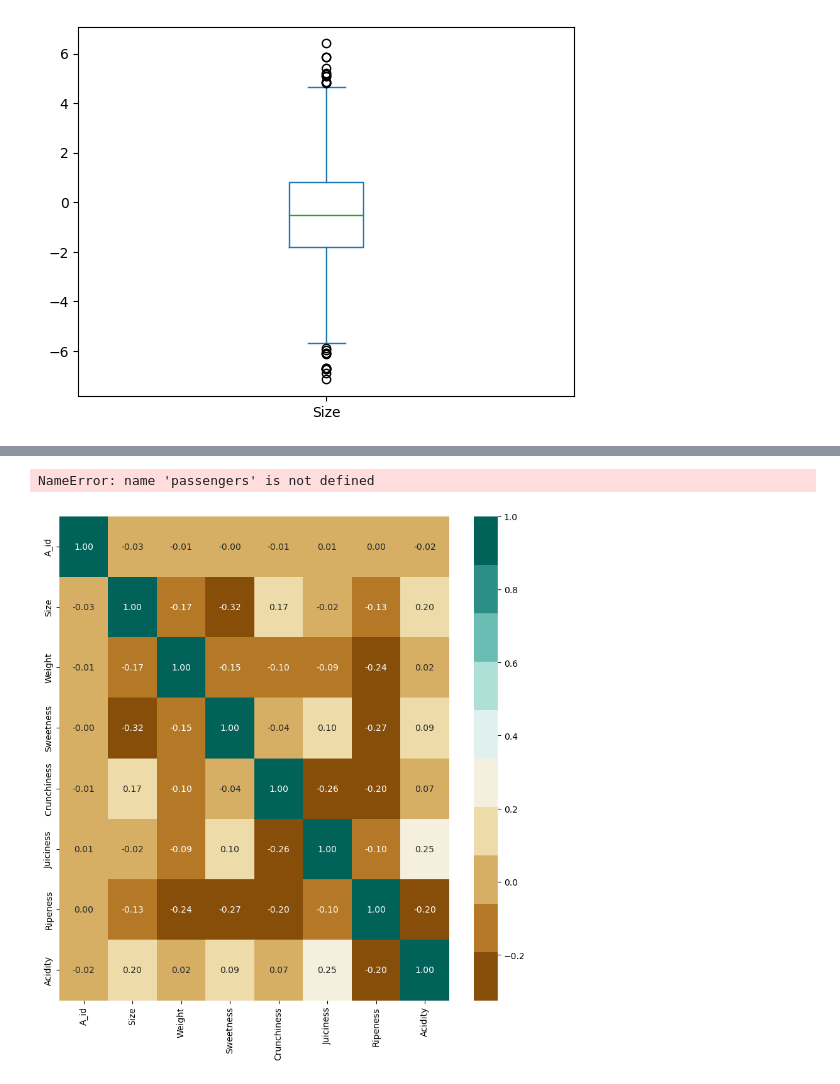
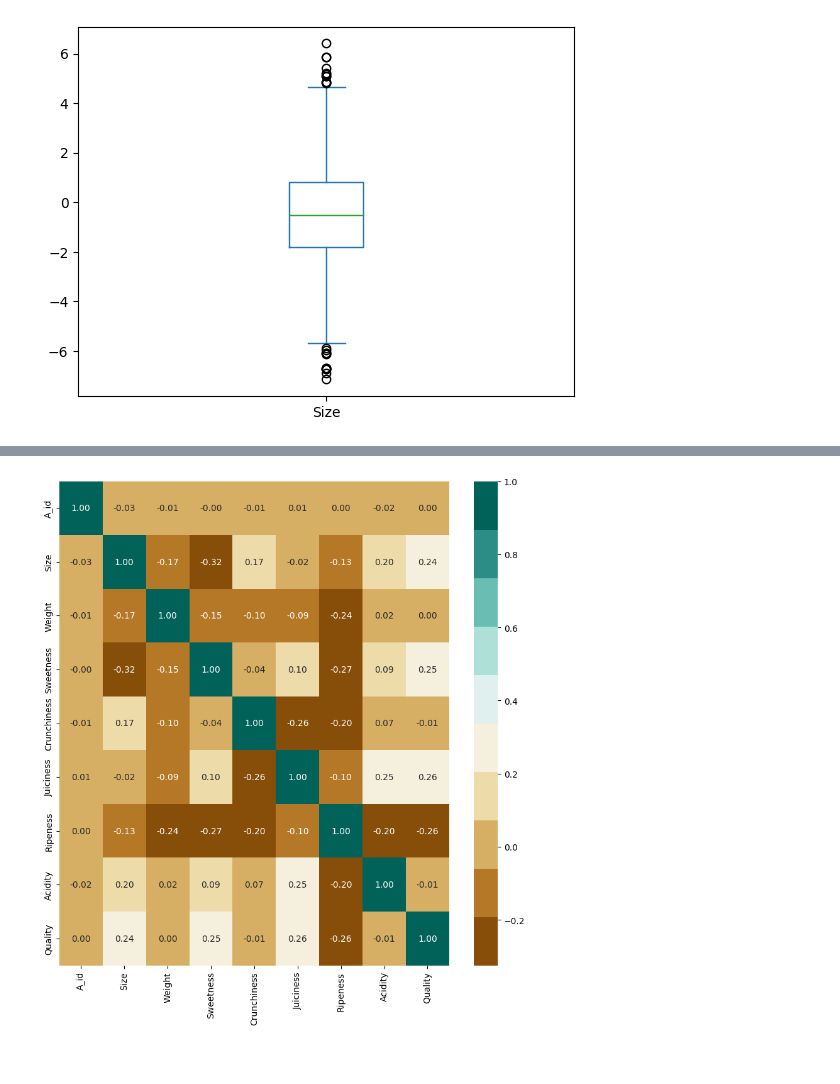
Before and after one commit to dbarans/AppleQualityML, a Jupyter notebook: Projekt_apple_quality.ipynb, the cells around one changed output, grey strips where cells are left out. Cells and saved outputs as stored; diff of their text form; code cells hidden in the pictures.

```diff
--- a/Projekt_apple_quality.ipynb
+++ b/Projekt_apple_quality.ipynb
@@ -98,16 +75,15 @@ None
 # %%
 correlations = apples.corr(numeric_only=True)
 fig, ax = plt.subplots(figsize=(10, 10))
 
 colormap = sns.color_palette("BrBG", 10)
 
 sns.heatmap(correlations,
     cmap=colormap,
     annot=True,
     fmt=".2f")
-ax.set_yticklabels(passengers.columns);
+ax.set_yticklabels(apples.columns);
 
 plt.show()
 # %% [output]
-NameError: name 'passengers' is not defined
-[figure, old version]
+[figure, new version]
```
Also changed, not shown: parts of 23 cells of this notebook.
